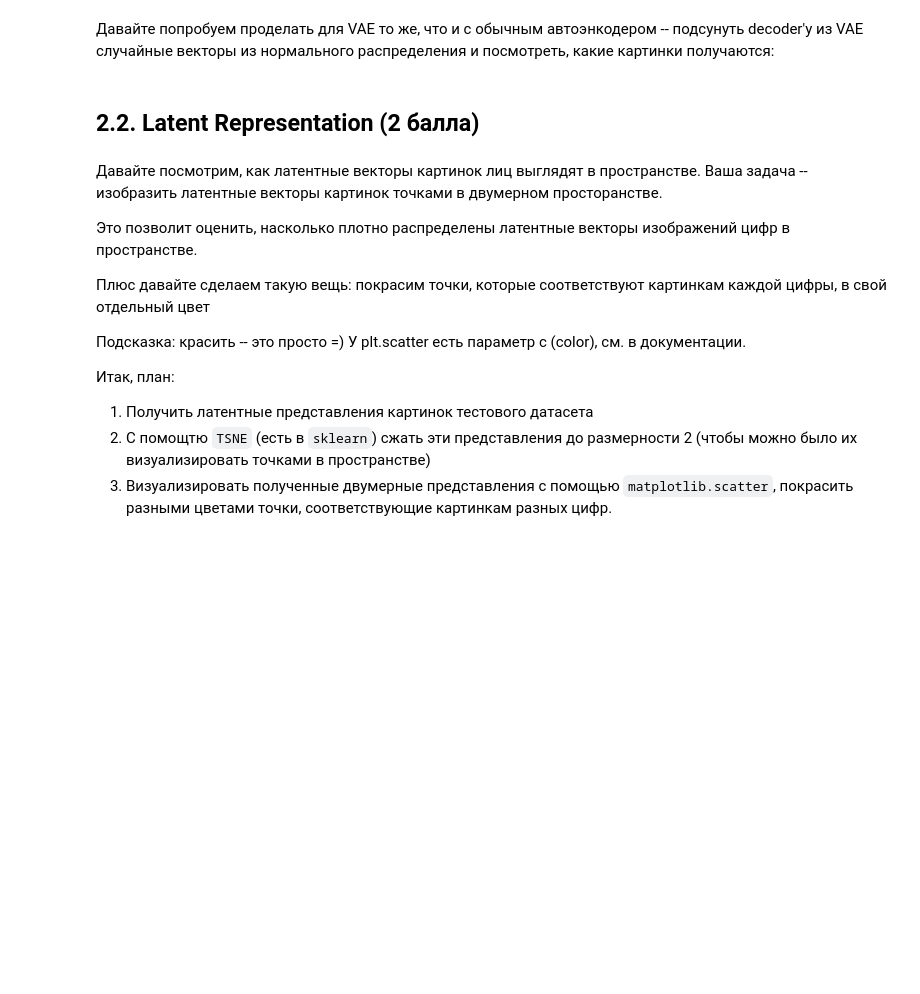
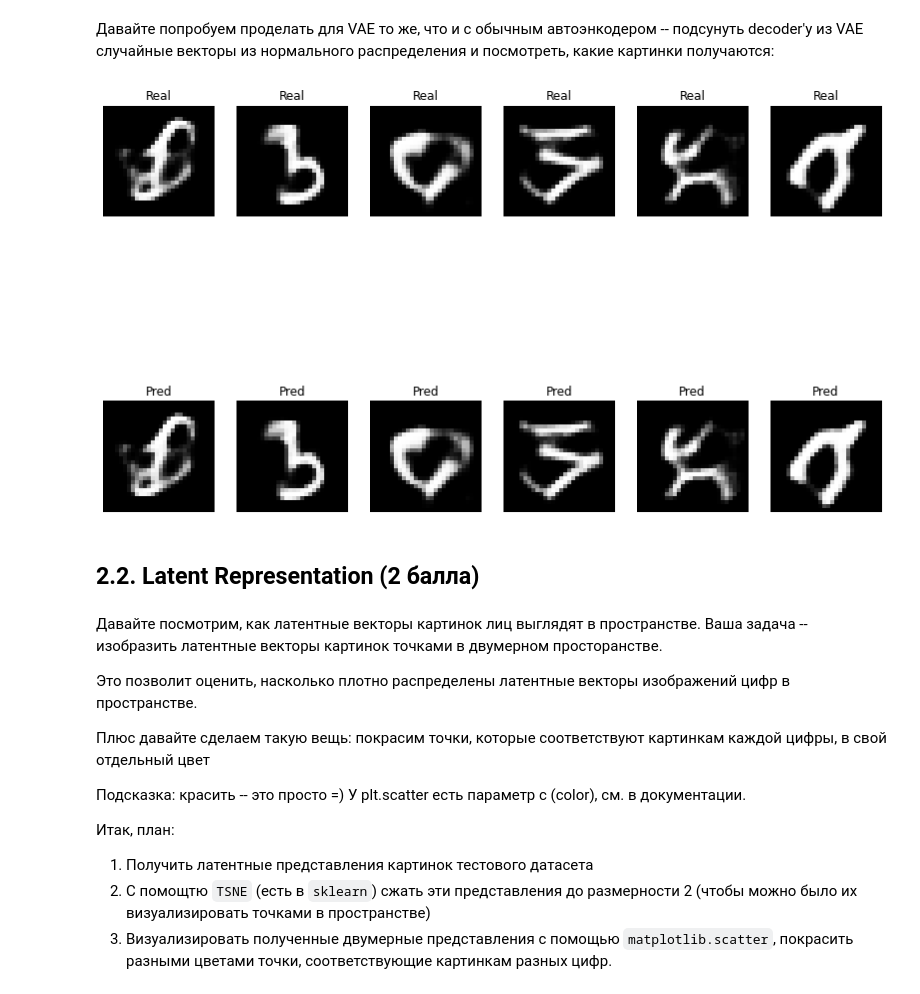
Before and after one commit to iptkachev/dls_part1, a Jupyter notebook: [hw]autoencoders.ipynb, the cells around one changed output. Drawn from its saved outputs; the diff is of its cells as text; code cells hidden in the pictures; blank space fills up the shorter version.

```diff
--- a/[hw]autoencoders.ipynb
+++ b/[hw]autoencoders.ipynb
@@ -412,22 +427,20 @@ $$D_{KL} = -\frac{1}{2}\sum_{i=1}^{dimZ}(1+log(\sigma_i^2)-\mu_i^2-\sigma_i^2)$$
 В качестве log-likelihood возьмем привычную нам кросс-энтропию.
 # %%
 def KL_divergence(mu, logsigma):
-    """
-    часть функции потерь, которая отвечает за "близость" латентных представлений разных людей
-    """
-    mu_square = torch.pow(mu, 2)
-    sigma_square = torch.pow(torch.exp(logsigma), 2)
-    loss = - 0.5 * (1 + torch.log(sigma_square) - mu_square - sigma_square).sum(dim=0)
-    return
+  """
+  часть функции потерь, которая отвечает за "близость" латентных представлений разных людей
+  """
+  loss = -0.5 * (1 + logsigma - torch.pow(mu, 2) - logsigma.exp()).sum()
+  return loss
 
 def log_likelihood(x, reconstruction):
-    """
-    часть функции потерь, которая отвечает за качество реконструкции (как mse в обычном autoencoder)
-    """
-    loss = nn.CrossEntropyLoss()
-    return loss(reconstruction, x)
+  """
+  часть функции потерь, которая отвечает за качество реконструкции (как mse в обычном autoencoder)
+  """
+  loss = nn.BCELoss(reduction="sum")
+  return loss(reconstruction, x)
 
 def loss_vae(x, mu, logsigma, reconstruction):
-    return -KL_divergence(mu, logsigma) + log_likelihood(x, reconstruction)
+  return log_likelihood(x, reconstruction) + KL_divergence(mu, logsigma)
 # %% [markdown]
 И обучим модель:
@@ -451,9 +507,13 @@ TypeError: ignored
 Давайте попробуем проделать для VAE то же, что и с обычным автоэнкодером -- подсунуть decoder'у из VAE случайные векторы из нормального распределения и посмотреть, какие картинки получаются:
 # %%
 # вспомните про замечание из этого же пункта обычного AE про распределение латентных переменных
-z = np.array([np.random.normal(0, 1, 100) for i in range(10)])
-output = <скормите z декодеру>
-<выведите тут полученные картинки>
+z = np.random.normal(0, 1, (100, latent_dim))
+z = torch.FloatTensor(z).to(device)
+reconstruction = v_autoencoder.decode(z)
+reconstruction = torch.squeeze(reconstruction, 1)
+plot_reconstruction(reconstruction, reconstruction, cmap="gray")
+# %% [output]
+[figure, added]
 # %% [markdown]
 ## 2.2. Latent Representation (2 балла)
 # %% [markdown]
```
Also changed, not shown: parts of 29 cells of this notebook.
